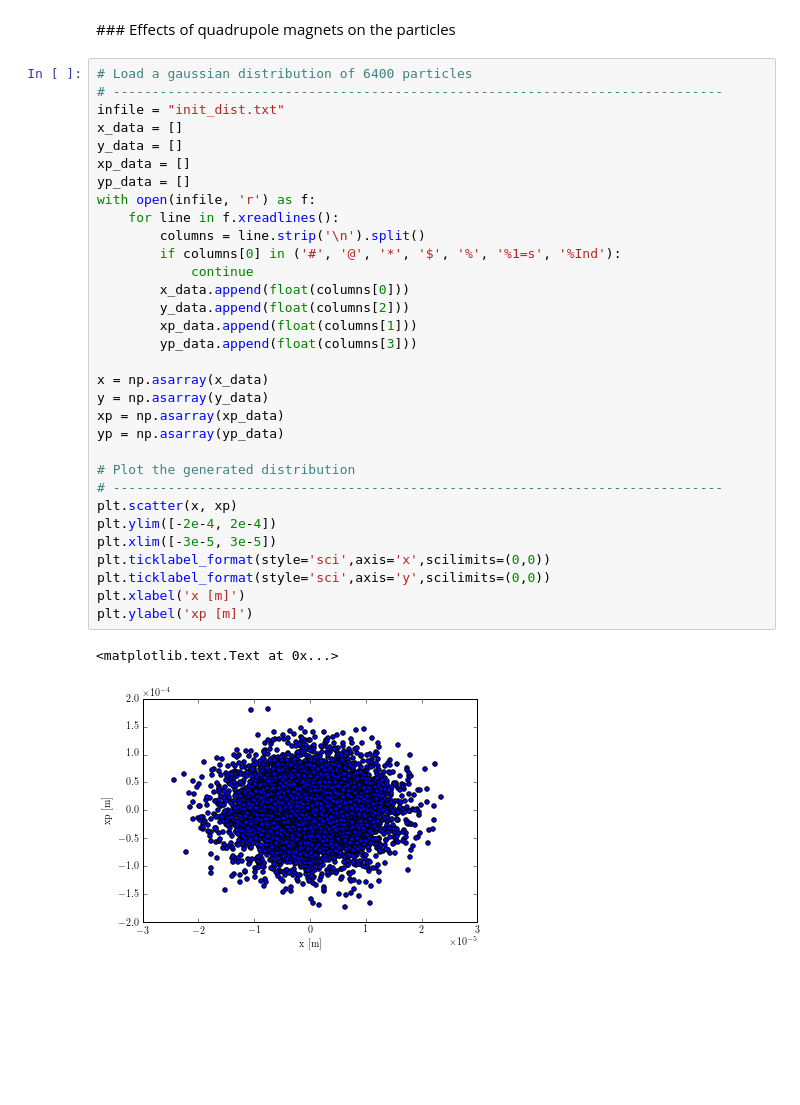
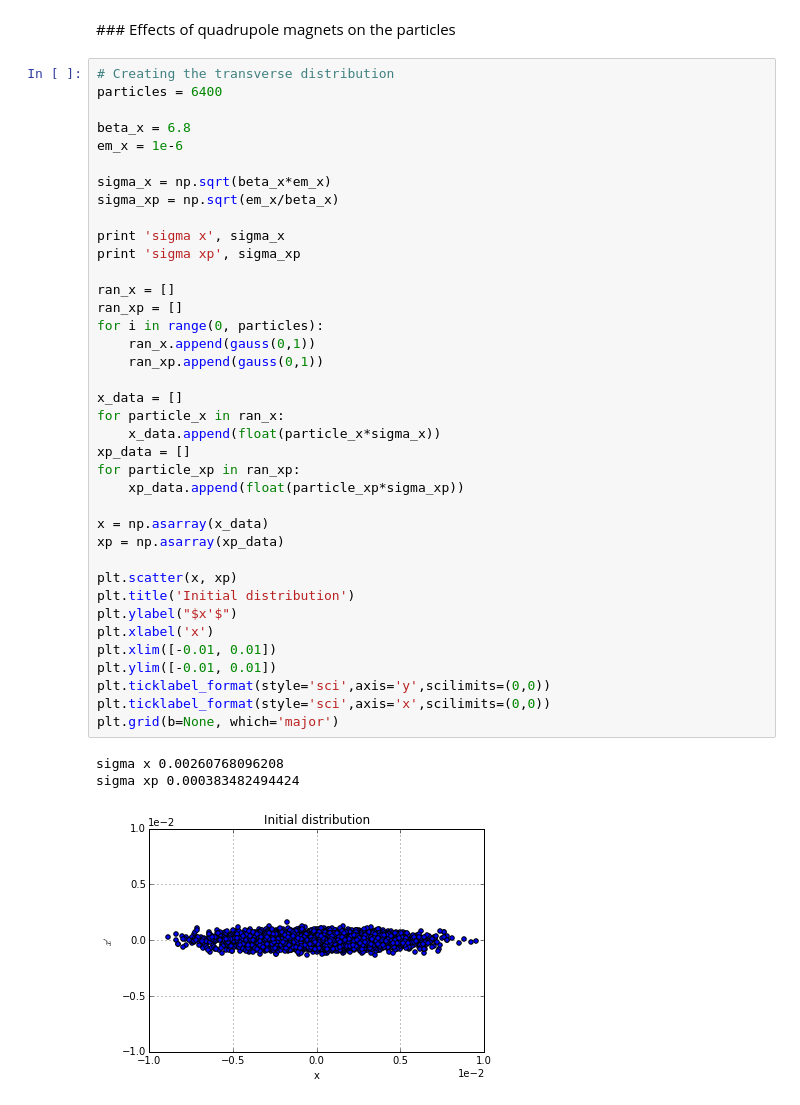
Before and after one commit to jfwagner/Toolkit, a Jupyter notebook: notebooks/magnets.ipynb, the cells around one changed output. Saved outputs shown, nothing was run; the diff lists cells and outputs as text; blank space fills up the shorter version.

```diff
--- a/notebooks/magnets.ipynb
+++ b/notebooks/magnets.ipynb
@@ -364,40 +366,47 @@ plt.show(plot3)
 # %% [markdown]
 <div id='id-subsubsection122'/>
 ### Effects of quadrupole magnets on the particles
-# %%
-# Load a gaussian distribution of 6400 particles
-# ------------------------------------------------------------------------------
-infile = "init_dist.txt"
-x_data = []
-y_data = []
-xp_data = []
-yp_data = []
-with open(infile, 'r') as f:
-    for line in f.xreadlines():
-        columns = line.strip('\n').split()
-        if columns[0] in ('#', '@', '*', '$', '%', '%1=s', '%Ind'):
-            continue
-        x_data.append(float(columns[0]))
-        y_data.append(float(columns[2]))
-        xp_data.append(float(columns[1]))
-        yp_data.append(float(columns[3]))
-
-x = np.asarray(x_data)
-y = np.asarray(y_data)
-xp = np.asarray(xp_data)
-yp = np.asarray(yp_data)
-
-# Plot the generated distribution
-# ------------------------------------------------------------------------------
-plt.scatter(x, xp)
-plt.ylim([-2e-4, 2e-4])
-plt.xlim([-3e-5, 3e-5])
-plt.ticklabel_format(style='sci',axis='x',scilimits=(0,0))
-plt.ticklabel_format(style='sci',axis='y',scilimits=(0,0))
-plt.xlabel('x [m]')
-plt.ylabel('xp [m]')
-# %% [output]
-<matplotlib.text.Text at 0x...>
-[figure, removed]
+# %%
+# Creating the transverse distribution
+particles = 6400
+
+beta_x = 6.8
+em_x = 1e-6
+
+sigma_x = np.sqrt(beta_x*em_x)
+sigma_xp = np.sqrt(em_x/beta_x)
+
+print 'sigma x', sigma_x
+print 'sigma xp', sigma_xp
+
+ran_x = []
+ran_xp = []
+for i in range(0, particles):
+	ran_x.append(gauss(0,1))
+	ran_xp.append(gauss(0,1))
+
+x_data = []
+for particle_x in ran_x:
+    x_data.append(float(particle_x*sigma_x))
+xp_data = []
+for particle_xp in ran_xp:
+    xp_data.append(float(particle_xp*sigma_xp))
+
+x = np.asarray(x_data)
+xp = np.asarray(xp_data)
+
+plt.scatter(x, xp)
+plt.title('Initial distribution')
+plt.ylabel("$x'$")
+plt.xlabel('x')
+plt.xlim([-0.01, 0.01])
+plt.ylim([-0.01, 0.01])
+plt.ticklabel_format(style='sci',axis='y',scilimits=(0,0))
+plt.ticklabel_format(style='sci',axis='x',scilimits=(0,0))
+plt.grid(b=None, which='major')
+# %% [output]
+sigma x 0.00260768096208
+sigma xp 0.000383482494424
+[figure, added]
 # %%
 # FOCUSING QUADRUPOLE
```
Also changed, not shown: parts of 10 cells of this notebook.
